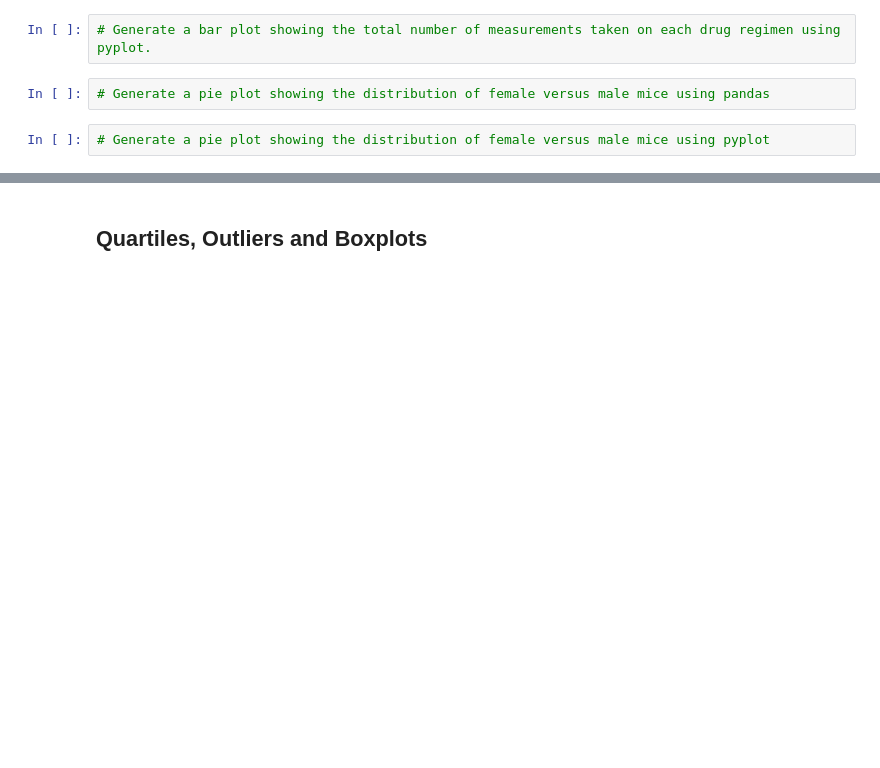
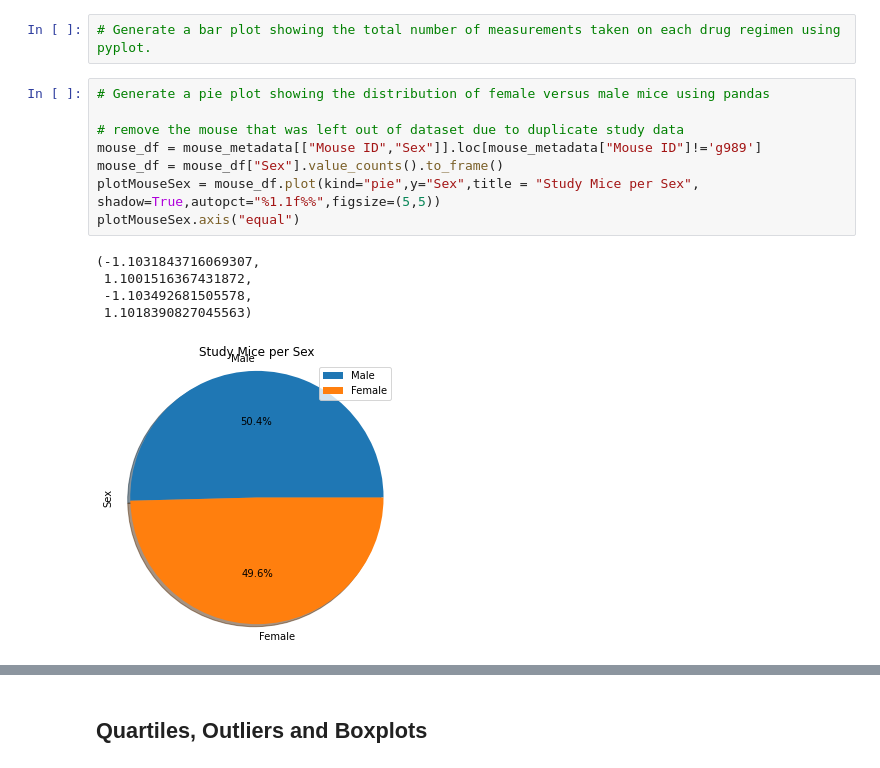
Before and after one commit to kunaual/matplotlib-challenge, a Jupyter notebook: Pymaceuticals/pymaceuticals.ipynb, the cells around one changed output, grey strips where cells are left out. Saved outputs shown, nothing was run; the diff lists cells and outputs as text; blank space fills up the shorter version.

Commit message:
working pie charts

```diff
--- a/Pymaceuticals/pymaceuticals.ipynb
+++ b/Pymaceuticals/pymaceuticals.ipynb
@@ -136,6 +157,16 @@ summStats_df
 # %%
 # Generate a bar plot showing the total number of measurements taken on each drug regimen using pyplot.
-# %%
-# Generate a pie plot showing the distribution of female versus male mice using pandas
-# %%
-# Generate a pie plot showing the distribution of female versus male mice using pyplot
+# %%
+# Generate a pie plot showing the distribution of female versus male mice using pandas
+
+# remove the mouse that was left out of dataset due to duplicate study data
+mouse_df = mouse_metadata[["Mouse ID","Sex"]].loc[mouse_metadata["Mouse ID"]!='g989']
+mouse_df = mouse_df["Sex"].value_counts().to_frame()
+plotMouseSex = mouse_df.plot(kind="pie",y="Sex",title = "Study Mice per Sex", shadow=True,autopct="%1.1f%%",figsize=(5,5))
+plotMouseSex.axis("equal")
+# %% [output]
+(-1.1031843716069307,
+ 1.1001516367431872,
+ -1.103492681505578,
+ 1.1018390827045563)
+[figure, added]
```
Also changed, not shown: parts of 3 cells of this notebook.
